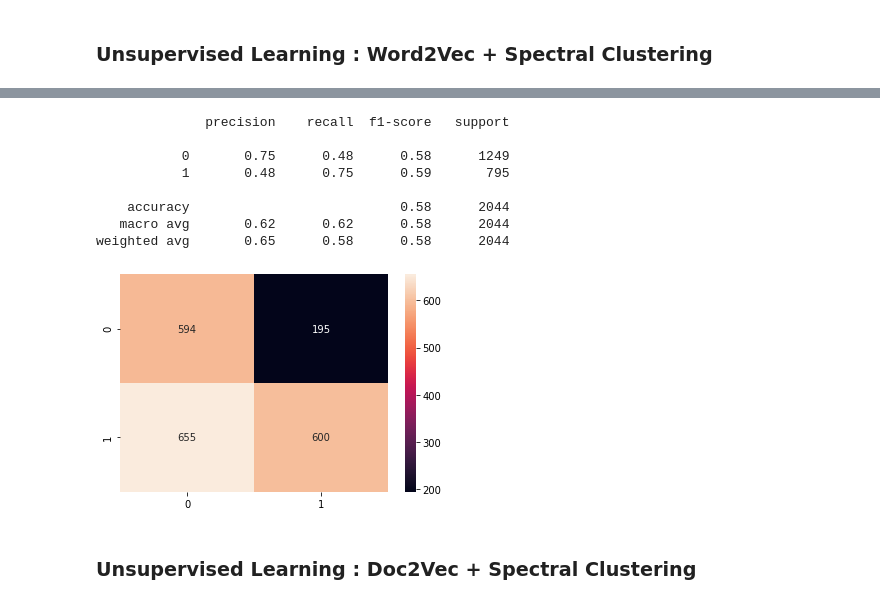
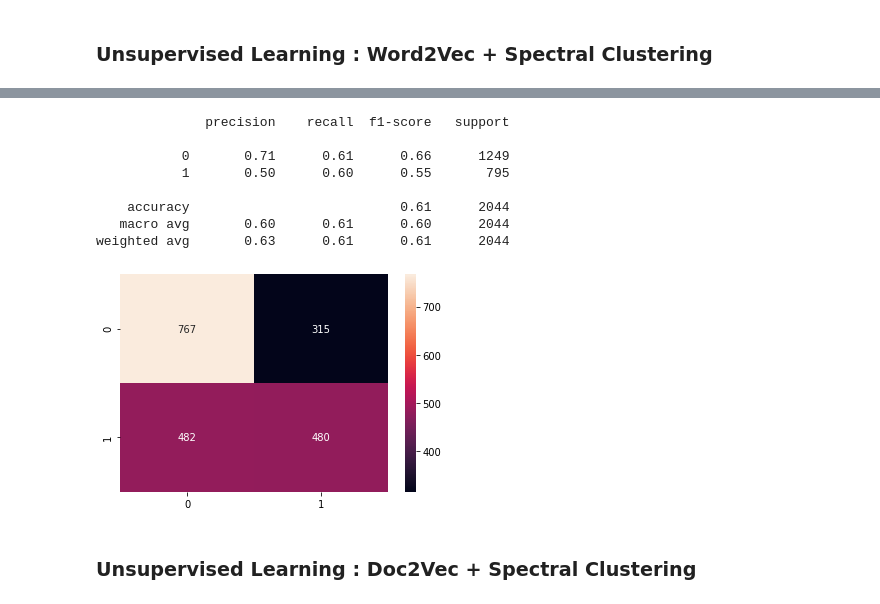
Before and after one commit to rdenadai/Covid19-Twitter-Tracker, a Jupyter notebook: code/src/notebook/AvaliacaoAlgoritmosNaoSupervisionados2Vec.ipynb, the cells around one changed output, grey strips where cells are left out. Saved outputs shown, nothing was run; the diff lists cells and outputs as text; code cells hidden in the pictures.

```diff
--- a/code/src/notebook/AvaliacaoAlgoritmosNaoSupervisionados2Vec.ipynb
+++ b/code/src/notebook/AvaliacaoAlgoritmosNaoSupervisionados2Vec.ipynb
@@ -138,34 +137,34 @@ df.head(25)
 # %%
 X = n_textos
 y = textos[:, 1].astype(np.int).ravel()
 
 clustering = SpectralClustering(
     n_clusters=2,
     eigen_solver="amg",
     assign_labels="discretize",
     affinity="precomputed_nearest_neighbors",
     random_state=0,
     n_jobs=-1
-).fit(laplacian_kernel(X))
+).fit(rbf_kernel(X))
 
 pred = clustering.labels_
 
 print(classification_report(y, pred))
 
 df_cm = confusion_matrix(pred, y)
 plt.figure(figsize=(6, 4))
 sn.heatmap(df_cm, annot=True, fmt="d")
 plt.show()
 # %% [output]
               precision    recall  f1-score   support
 
-           0       0.75      0.48      0.58      1249
-           1       0.48      0.75      0.59       795
+           0       0.71      0.61      0.66      1249
+           1       0.50      0.60      0.55       795
 
-    accuracy                           0.58      2044
-   macro avg       0.62      0.62      0.58      2044
-weighted avg       0.65      0.58      0.58      2044
+    accuracy                           0.61      2044
+   macro avg       0.60      0.61      0.60      2044
+weighted avg       0.63      0.61      0.61      2044
-[figure, old version]
+[figure, new version]
 # %% [markdown]
 ### Unsupervised Learning : Doc2Vec +  Spectral Clustering
 # %%
```
Also changed, not shown: parts of 11 cells of this notebook, 15 other files.
